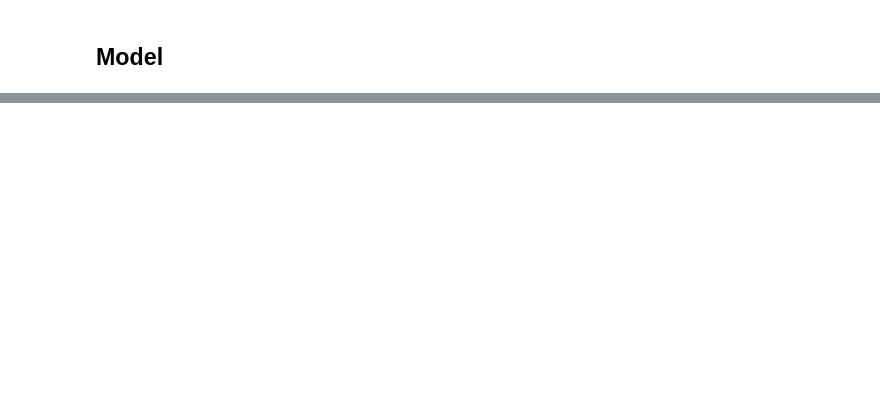
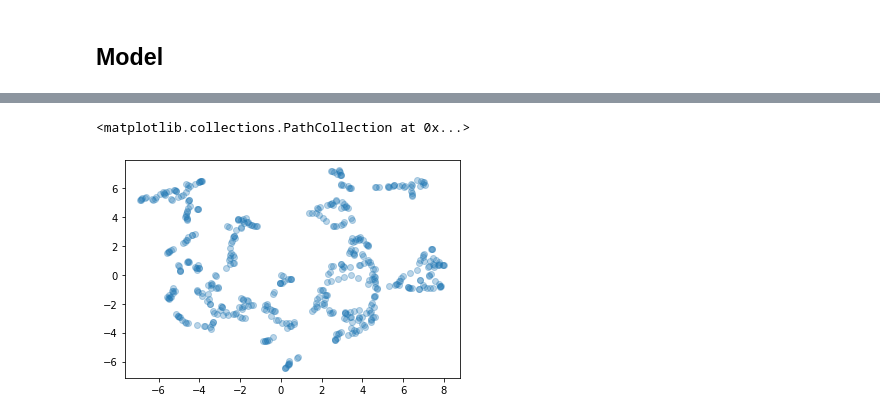
Before and after one commit to bithikajain/speech2speech, a Jupyter notebook: notebooks/startup_notes.ipynb, the cells around one changed output, grey strips where cells are left out. Saved outputs shown, nothing was run; the diff lists cells and outputs as text; code cells hidden in the pictures; blank space fills up the shorter version.

```diff
--- a/notebooks/startup_notes.ipynb
+++ b/notebooks/startup_notes.ipynb
@@ -467,0 +383,6 @@ class VCTK(Dataset):
+# %%
+for i,a in enumerate(nX_list):
+  rows, cols = a.shape
+  #print(rows, cols)
+  if cols != 326:
+    nX_list[i] = np.hstack([a, np.zeros(( rows, 326 - cols), dtype=a.dtype)])
@@ -467,0 +835,4 @@ class VCTK(Dataset):
+# %%
+model = Model(num_hiddens, num_residual_layers, num_residual_hiddens,
+              num_embeddings, embedding_dim,
+              commitment_cost, decay).to(device)
@@ -467,0 +940,9 @@ class VCTK(Dataset):
+# %%
+proj = umap.UMAP(n_neighbors=3,
+                 min_dist=0.1,
+                 metric='cosine').fit_transform(model._vq_vae._embedding.weight.data.cpu())
+# %%
+plt.scatter(proj[:,0], proj[:,1], alpha=0.3)
+# %% [output]
+<matplotlib.collections.PathCollection at 0x...>
+[figure, added]
```
Also changed, not shown: parts of 60 cells of this notebook.
